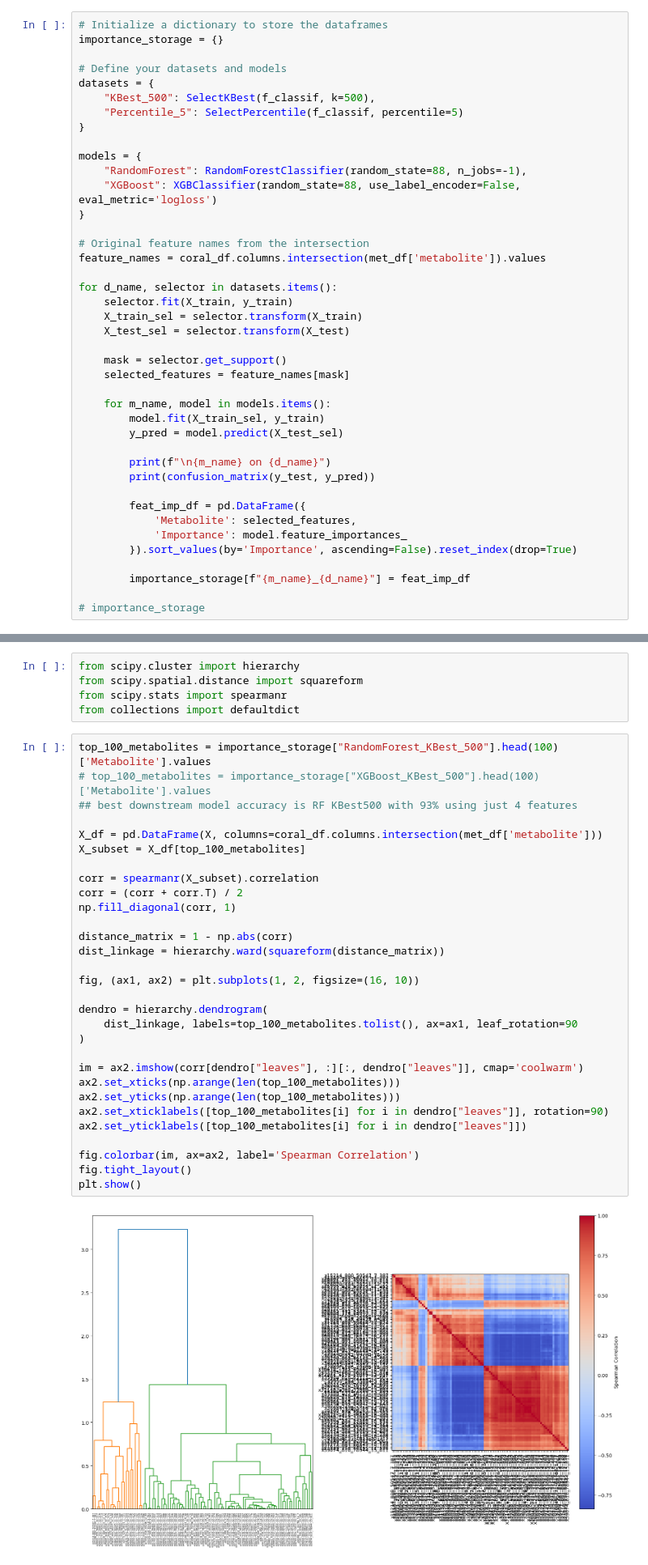
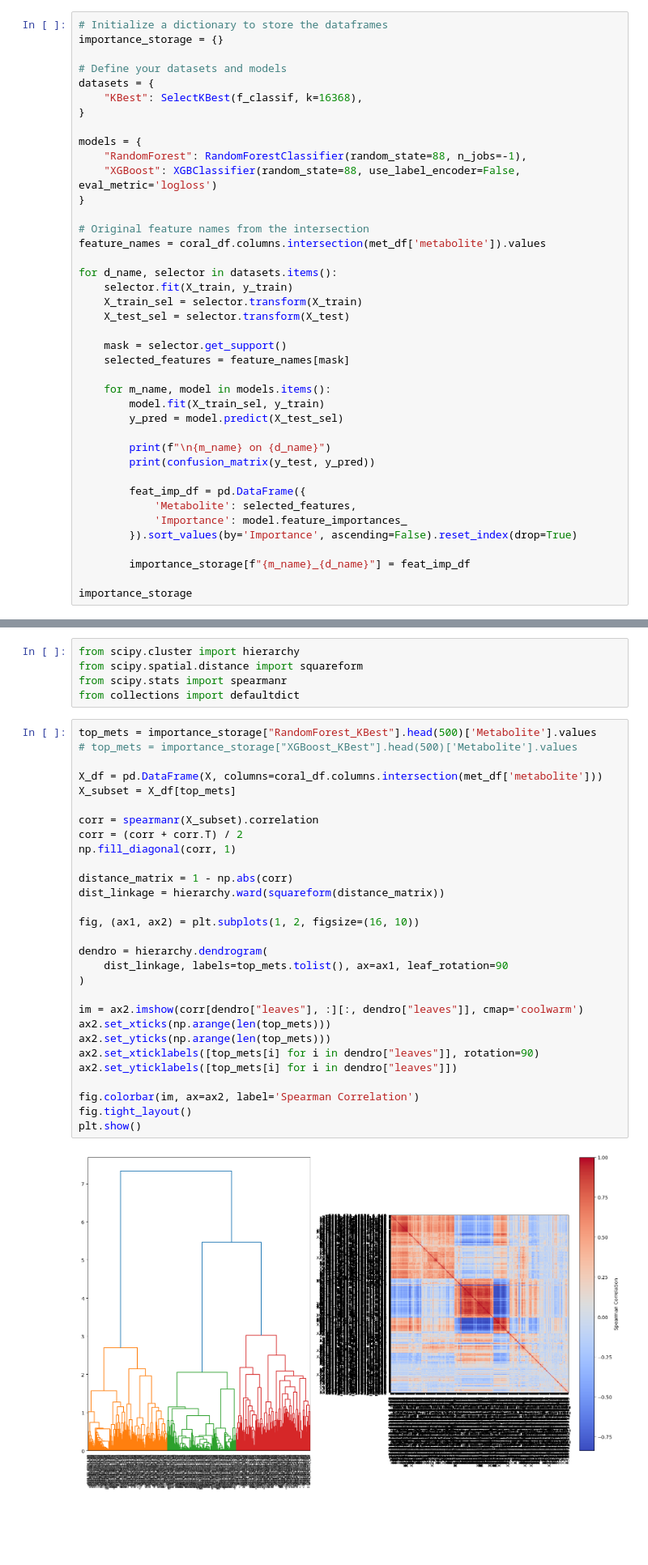
Before and after one commit to wsnowacek/World_Corals, a Jupyter notebook: machine_learning/all_mets/interp_allmets.ipynb, the cells around one changed output, grey strips where cells are left out. Shown at 81% size. Drawn from its saved outputs; the diff is of its cells as text; blank space fills up the shorter version.

```diff
--- a/machine_learning/all_mets/interp_allmets.ipynb
+++ b/machine_learning/all_mets/interp_allmets.ipynb
@@ -42,8 +41,7 @@ importance_storage = {}
 
 # Define your datasets and models
 datasets = {
-    "KBest_500": SelectKBest(f_classif, k=500),
-    "Percentile_5": SelectPercentile(f_classif, percentile=5)
+    "KBest": SelectKBest(f_classif, k=16368),
 }
 
 models = {
@@ -76,7 +74,7 @@ for d_name, selector in datasets.items():
 
         importance_storage[f"{m_name}_{d_name}"] = feat_imp_df
 
-# importance_storage
+importance_storage
 # %% [output]
   1839  1844  1916  2010  2097  2201  2271  2390  2445  2589  2674  2870
   3032  3169  3172  3446  3470  3641  3720  4253  4263  4297  4326  4382
@@ -123,37 +101,36 @@ from scipy.spatial.distance import squareform
 from scipy.stats import spearmanr
 from collections import defaultdict
 # %%
-top_100_metabolites = importance_storage["RandomForest_KBest_500"].head(100)['Metabolite'].values
-# top_100_metabolites = importance_storage["XGBoost_KBest_500"].head(100)['Metabolite'].values
-## best downstream model accuracy is RF KBest500 with 93% using just 4 features
+top_mets = importance_storage["RandomForest_KBest"].head(500)['Metabolite'].values
+# top_mets = importance_storage["XGBoost_KBest"].head(500)['Metabolite'].values
 
 X_df = pd.DataFrame(X, columns=coral_df.columns.intersection(met_df['metabolite']))
-X_subset = X_df[top_100_metabolites]
+X_subset = X_df[top_mets]
 
 corr = spearmanr(X_subset).correlation
 corr = (corr + corr.T) / 2
 np.fill_diagonal(corr, 1)
 
 distance_matrix = 1 - np.abs(corr)
 dist_linkage = hierarchy.ward(squareform(distance_matrix))
 
 fig, (ax1, ax2) = plt.subplots(1, 2, figsize=(16, 10))
 
 dendro = hierarchy.dendrogram(
-    dist_linkage, labels=top_100_metabolites.tolist(), ax=ax1, leaf_rotation=90
+    dist_linkage, labels=top_mets.tolist(), ax=ax1, leaf_rotation=90
 )
 
 im = ax2.imshow(corr[dendro["leaves"], :][:, dendro["leaves"]], cmap='coolwarm')
-ax2.set_xticks(np.arange(len(top_100_metabolites)))
-ax2.set_yticks(np.arange(len(top_100_metabolites)))
-ax2.set_xticklabels([top_100_metabolites[i] for i in dendro["leaves"]], rotation=90)
-ax2.set_yticklabels([top_100_metabolites[i] for i in dendro["leaves"]])
+ax2.set_xticks(np.arange(len(top_mets)))
+ax2.set_yticks(np.arange(len(top_mets)))
+ax2.set_xticklabels([top_mets[i] for i in dendro["leaves"]], rotation=90)
+ax2.set_yticklabels([top_mets[i] for i in dendro["leaves"]])
 
 fig.colorbar(im, ax=ax2, label='Spearman Correlation')
 fig.tight_layout()
 plt.show()
 # %% [output]
-[figure, old version]
+[figure, new version]
 # %%
 from collections import defaultdict
 from scipy.cluster import hierarchy
```
Also changed, not shown: parts of 4 cells of this notebook, 1 other file.
